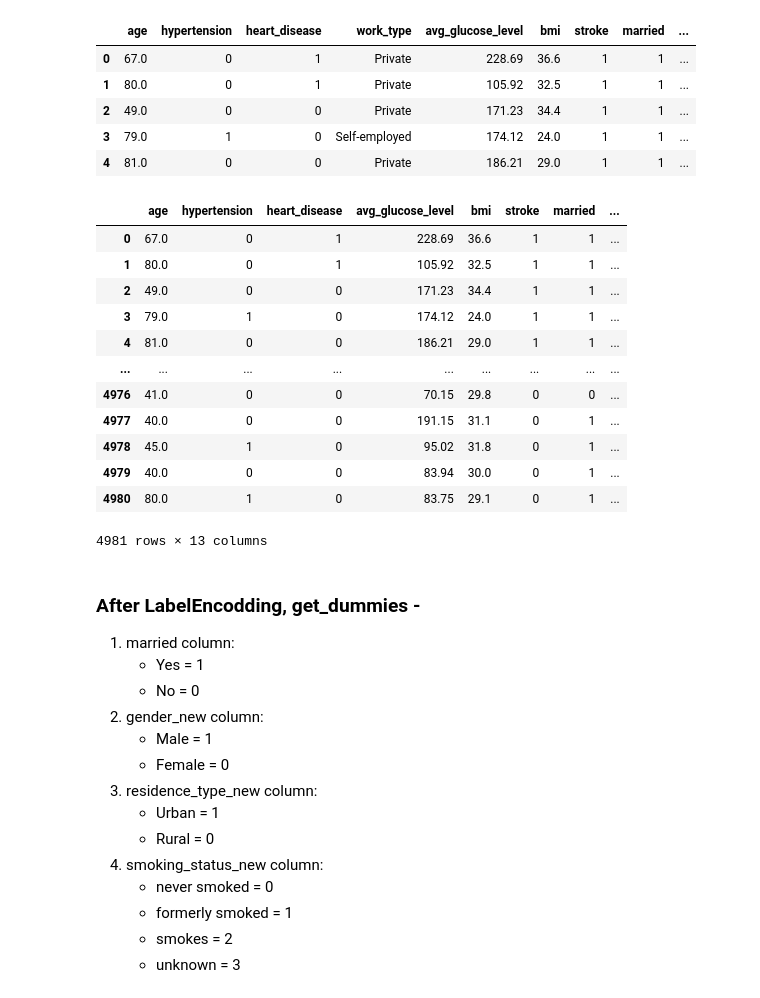
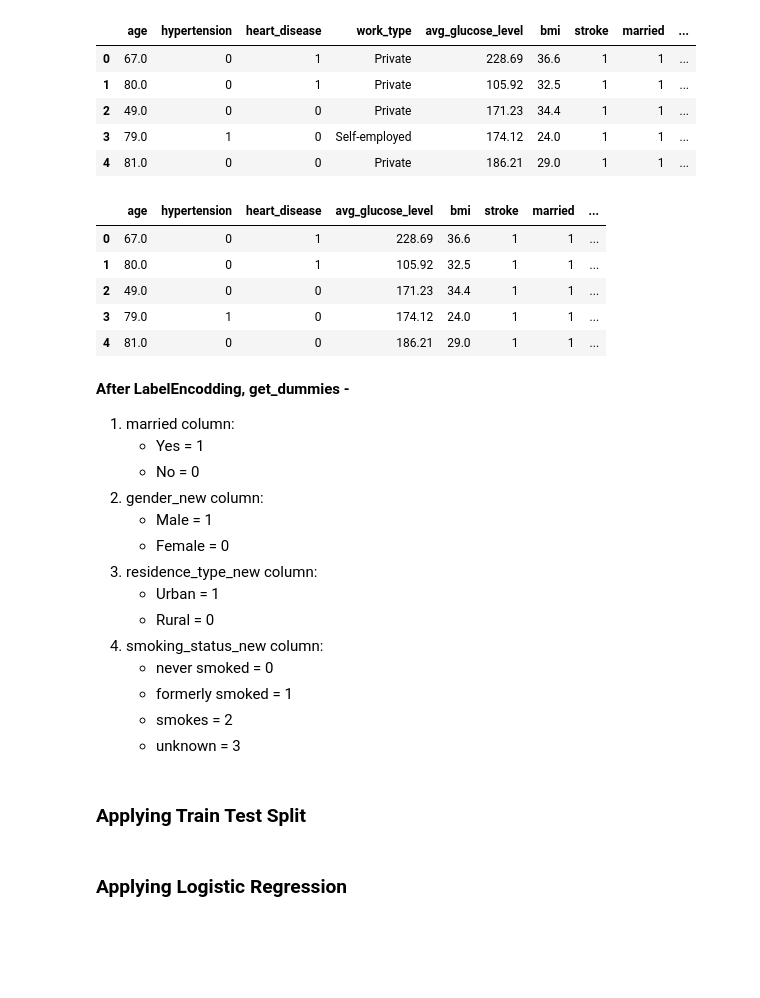
Before and after one commit to fahimrahman002/Brain-stroke-prediction-ML, a Jupyter notebook: Brain stroke prediction.ipynb, the cells around one changed output. Drawn from its saved outputs; the diff is of its cells as text; code cells hidden in the pictures; blank space fills up the shorter version.

Commit message:
project done

```diff
--- a/Brain stroke prediction.ipynb
+++ b/Brain stroke prediction.ipynb
@@ -5,7 +10,7 @@ import seaborn as sn
 import matplotlib.pyplot as plt
 %matplotlib inline
 # %%
-df=pd.read_excel("Brain stroke prediction dataset.xlsx")
+df=pd.read_excel("/content/drive/MyDrive/CSE 4.1/AI Lab/Project/Brain stroke prediction dataset.xlsx")
 df.head()
 # %% [output]
 |  | gender | age | hypertension | heart_disease | ever_married | work_type | Residence_type | ... |
@@ -76,6 +80,6 @@ Other columns have 3 unique values (Label Encodding may be applied).
 # %%
 ever_married_mapper={'Yes':1,'No':0}
-smoking_status_mapper={'never smoked':0,'formerly smoked':1,'smokes':2,'unknown':3}
+smoking_status_mapper={'never smoked':0,'formerly smoked':1,'smokes':2,'Unknown':3}
 df['married']=df['ever_married'].replace(ever_married_mapper)
 df['smoking_status_new']=df['smoking_status'].replace(smoking_status_mapper)
 df.drop(['smoking_status','ever_married'],axis=1,inplace=True)
@@ -110,24 +114,17 @@ df.head()
 # %%
 # Using pandas's get_dummies
 work_types_dummies=pd.get_dummies(df['work_type'],drop_first=True)
 final_df=pd.concat([df.drop('work_type',axis=1),work_types_dummies],axis=1)
-final_df
+final_df.head()
 # %% [output]
 |  | age | hypertension | heart_disease | avg_glucose_level | bmi | stroke | married | ... |
 | 0 | 67.0 | 0 | 1 | 228.69 | 36.6 | 1 | 1 | ... |
 | 1 | 80.0 | 0 | 1 | 105.92 | 32.5 | 1 | 1 | ... |
 | 2 | 49.0 | 0 | 0 | 171.23 | 34.4 | 1 | 1 | ... |
 | 3 | 79.0 | 1 | 0 | 174.12 | 24.0 | 1 | 1 | ... |
 | 4 | 81.0 | 0 | 0 | 186.21 | 29.0 | 1 | 1 | ... |
-| ... | ... | ... | ... | ... | ... | ... | ... | ... |
-| 4976 | 41.0 | 0 | 0 | 70.15 | 29.8 | 0 | 0 | ... |
-| 4977 | 40.0 | 0 | 0 | 191.15 | 31.1 | 0 | 1 | ... |
-| 4978 | 45.0 | 1 | 0 | 95.02 | 31.8 | 0 | 1 | ... |
-| 4979 | 40.0 | 0 | 0 | 83.94 | 30.0 | 0 | 1 | ... |
-| 4980 | 80.0 | 1 | 0 | 83.75 | 29.1 | 0 | 1 | ... |
-4981 rows × 13 columns
 # %% [markdown]
-### After LabelEncodding, get_dummies -
+**After LabelEncodding, get_dummies -**
 1. married column:
     - Yes = 1
     - No = 0
@@ -144,0 +145,2 @@ final_df
+# %% [markdown]
+### **Applying Train Test Split**
@@ -144,0 +155,2 @@ final_df
+# %% [markdown]
+### **Applying Logistic Regression**
```
Also changed, not shown: parts of 27 cells of this notebook, 1 other file.
